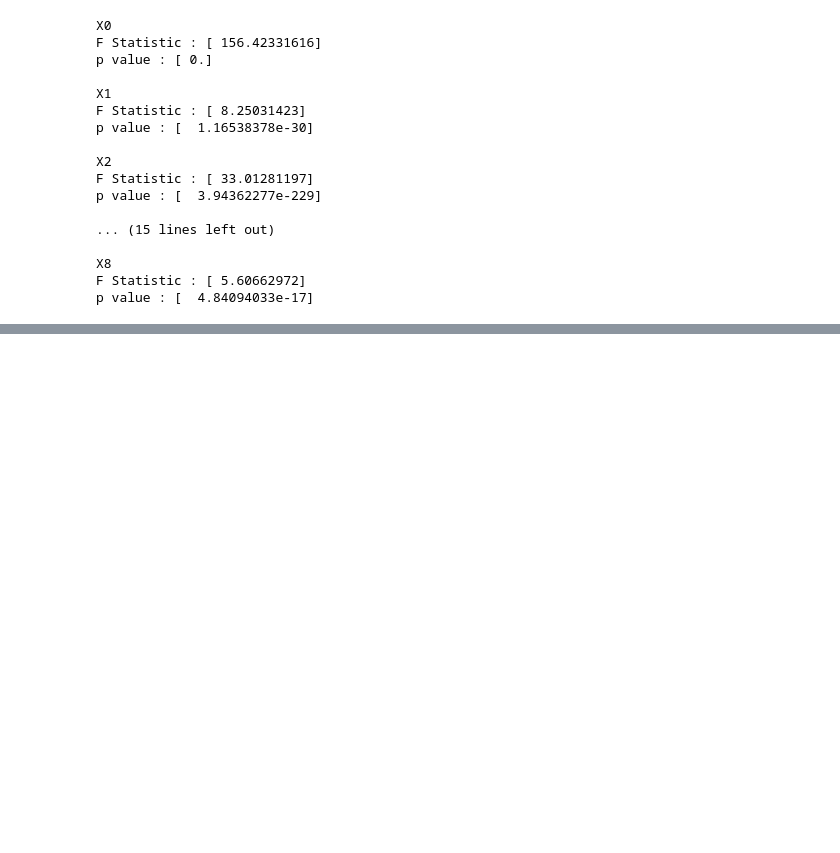
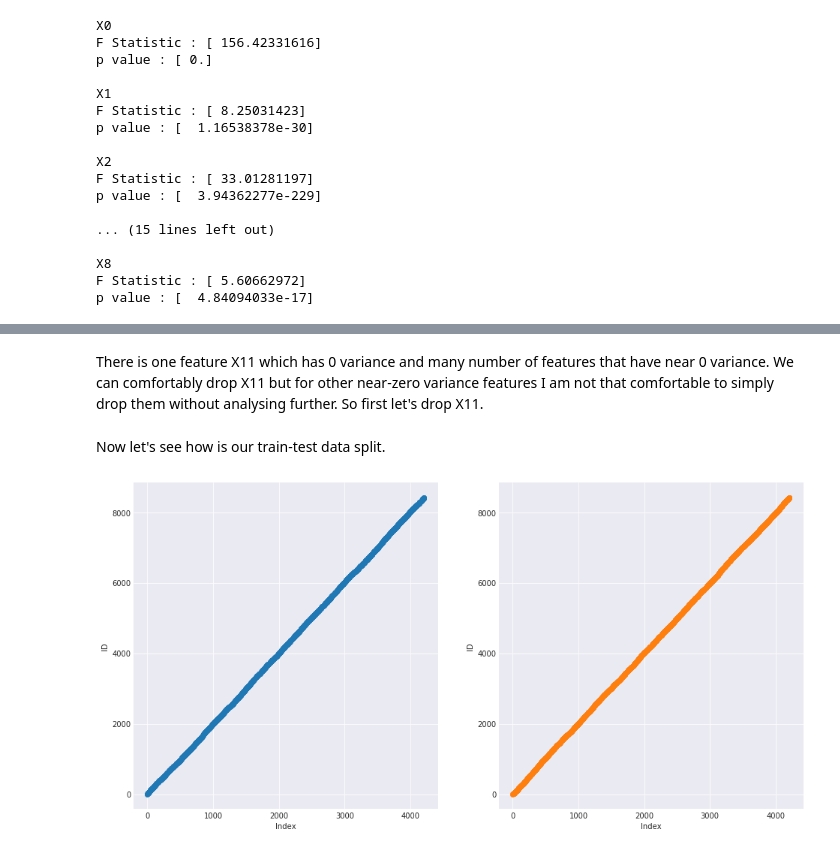
Before and after one commit to skakshay/Merc-Benz-Manufacturing, a Jupyter notebook: nb1.ipynb, the cells around one changed output, grey strips where cells are left out. Saved outputs shown, nothing was run; the diff lists cells and outputs as text; code cells hidden in the pictures; blank space fills up the shorter version.

```diff
--- a/nb1.ipynb
+++ b/nb1.ipynb
@@ -270,0 +265,9 @@ The features are statistically significant except for X4. And as we saw X4 is a
+# %%
+train1 = train.T.drop_duplicates().T
+rem_feat = [f for f in list(train.columns) if f not in list(train1.columns)]
+len(rem_feat)
+
+# The above operation changes the data type of numeric features to 'object' so let's change them back.
+train1['y'] = pd.to_numeric(train1['y'])
+train1['ID'] = pd.to_numeric(train['ID'])
+train1['logy'] = pd.to_numeric(train['logy'])
@@ -270,0 +305,15 @@ The features are statistically significant except for X4. And as we saw X4 is a
+# %% [markdown]
+There is one feature X11 which has 0 variance and many number of features that have near 0 variance. We can comfortably drop X11 but for other near-zero variance features I am not that comfortable to simply drop them without analysing further. So first let's drop X11.
+# %%
+train1 = train1.drop('X11', axis=1)
+test1 = test1.drop('X11', axis=1)
+# %% [markdown]
+Now let's see how is our train-test data split.
+# %%
+_, ax = plt.subplots(figsize=(16,8), ncols=2)
+ax0=sns.regplot(train1.index.values, train1.ID, ax=ax[0], fit_reg=False, label='train')
+ax1=sns.regplot(test.index.values, test.ID, ax=ax[1], fit_reg=False, label='test')
+_=ax1.set_xlabel('Index')
+_=ax0.set_xlabel('Index')
+# %% [output]
+[figure, added]
```
Also changed, not shown: parts of 12 cells of this notebook.
